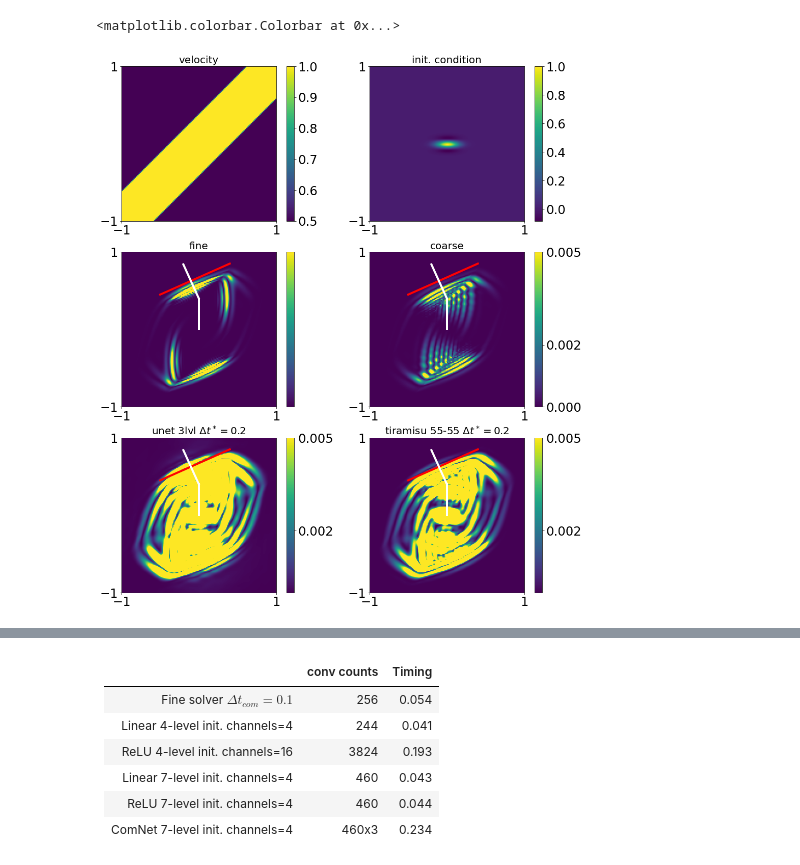
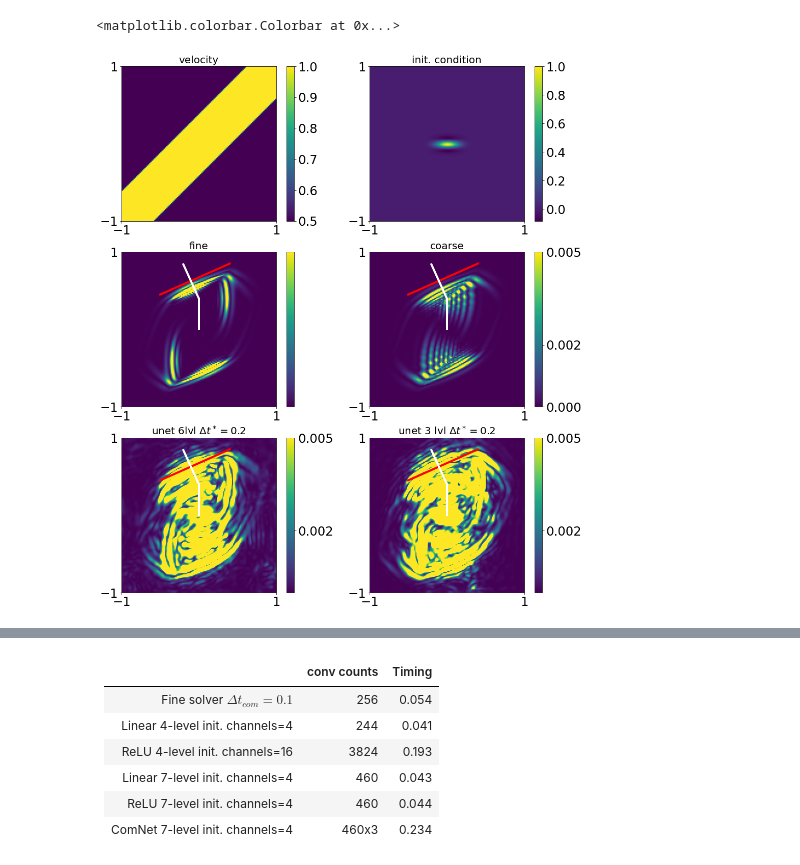
Before and after one commit to utkaiser/masterthesis_code, a Jupyter notebook: analysis/hieu_serial_timing.ipynb, the cells around one changed output, grey strips where cells are left out. Drawn from its saved outputs; the diff is of its cells as text; code cells hidden in the pictures.

```diff
--- a/analysis/hieu_serial_timing.ipynb
+++ b/analysis/hieu_serial_timing.ipynb
@@ -23,18 +23,21 @@ plt.rcParams['font.size'] = '14'
 import torch
 import models.tiramisu as tiramisu
 import models.unet as unet
+import old_code.unet_Linear as unet2
 
 #unet model setup
-unet_model = unet.UNet(wf=1, depth=3, scale_factor=2)
+#unet_model = unet.UNet(wf=1, depth=3, scale_factor=2)
+unet_model = unet2.UNet(depth=6, wf=1, acti_func='relu')
 #unet_model = torch.nn.DataParallel(unet_model)
-unet_model.load_state_dict(torch.load('../results/run_1/saved_model_unet17.pt'))
+unet_model.load_state_dict(torch.load('../results/run_1/NLModule_w1_6layer_data[16].pt'))
 unet_model.eval()
 unet_model = unet_model.double()
 
 #tiramisu model setup
-tir_model = tiramisu.FCDenseNet()
-tir_model = torch.nn.DataParallel(tir_model)
-tir_model.load_state_dict(torch.load('../results/run_1/saved_model_tiramisu13.pt'))
+#tir_model = tiramisu.FCDenseNet()
+#tir_model = torch.nn.DataParallel(tir_model)
+tir_model = unet2.UNet(depth=3, wf=1, acti_func='relu')
+tir_model.load_state_dict(torch.load('../results/run_1/NLModule_w1_3layer_data[16].pt'))
 tir_model.eval()
 tir_model = tir_model.double()
 
@@ -190,36 +212,36 @@ plt.colorbar(pos1,ticks = [0,0.002,0.005])
 
 ax4 = fig1.add_subplot(3,2,4)
 pos4 = ax4.imshow(WaveUtil.WaveEnergyField(ucc[:,:,tj],utcc[:,:,tj],vel,dx)*dx*dx,vmax=.005,extent=(-1,1,-1,1))
 ax4.set_title('coarse', fontsize=20)
 plt.xticks([-1,1])
 plt.yticks([-1,1])
 plt.plot([-0.5,0.4],[0.45,0.85],'r',linewidth=4)
 plt.plot([0.,0.],[0.,0.4],'w',linewidth=4)
 plt.plot([0.,-0.2],[0.4,0.84],'w',linewidth=4)
 plt.colorbar(pos4,ticks = [0,0.002,0.005])
 
 ax5 = fig1.add_subplot(3,2,5)
 pos5 = ax5.imshow(WaveUtil.WaveEnergyField(unn1[:,:,tj],utnn1[:,:,tj],vel,dx)*dx*dx,vmax=.005,extent=(-1,1,-1,1))
-ax5.set_title(r'unet 3lvl $\Delta t^*=0.2$', fontsize=20)
+ax5.set_title(r'unet 6lvl $\Delta t^*=0.2$', fontsize=20)
 plt.xticks([-1,1])
 plt.yticks([-1,1])
 plt.plot([-0.5,0.4],[0.45,0.85],'r',linewidth=4)
 plt.plot([0.,0.],[0.,0.4],'w',linewidth=4)
 plt.plot([0.,-0.2],[0.4,0.84],'w',linewidth=4)
 plt.colorbar(pos5,ticks = [0,0.002,0.005])
 
 ax6 = fig1.add_subplot(3,2,6)
 pos6 = ax6.imshow(WaveUtil.WaveEnergyField(unn2[:,:,tj],utnn2[:,:,tj],vel,dx)*dx*dx,vmax=0.005,extent=(-1,1,-1,1))
-ax6.set_title(r'tiramisu 55-55 $\Delta t^*=0.2$', fontsize=20)
+ax6.set_title(r'unet 3 lvl $\Delta t^*=0.2$', fontsize=20)
 plt.xticks([-1,1])
 plt.yticks([-1,1])
 plt.plot([-0.5,0.4],[0.45,0.85],'r',linewidth=4)
 plt.plot([0.,0.],[0.,0.4],'w',linewidth=4)
 plt.plot([0.,-0.2],[0.4,0.84],'w',linewidth=4)
 plt.colorbar(pos6, ticks = [0,0.002,0.005])
 # %% [output]
 <matplotlib.colorbar.Colorbar at 0x...>
-[figure, old version]
+[figure, new version]
 # %%
 # compare wave energy norm errors:
 
```
Also changed, not shown: parts of 4 cells of this notebook, 9 other files.
